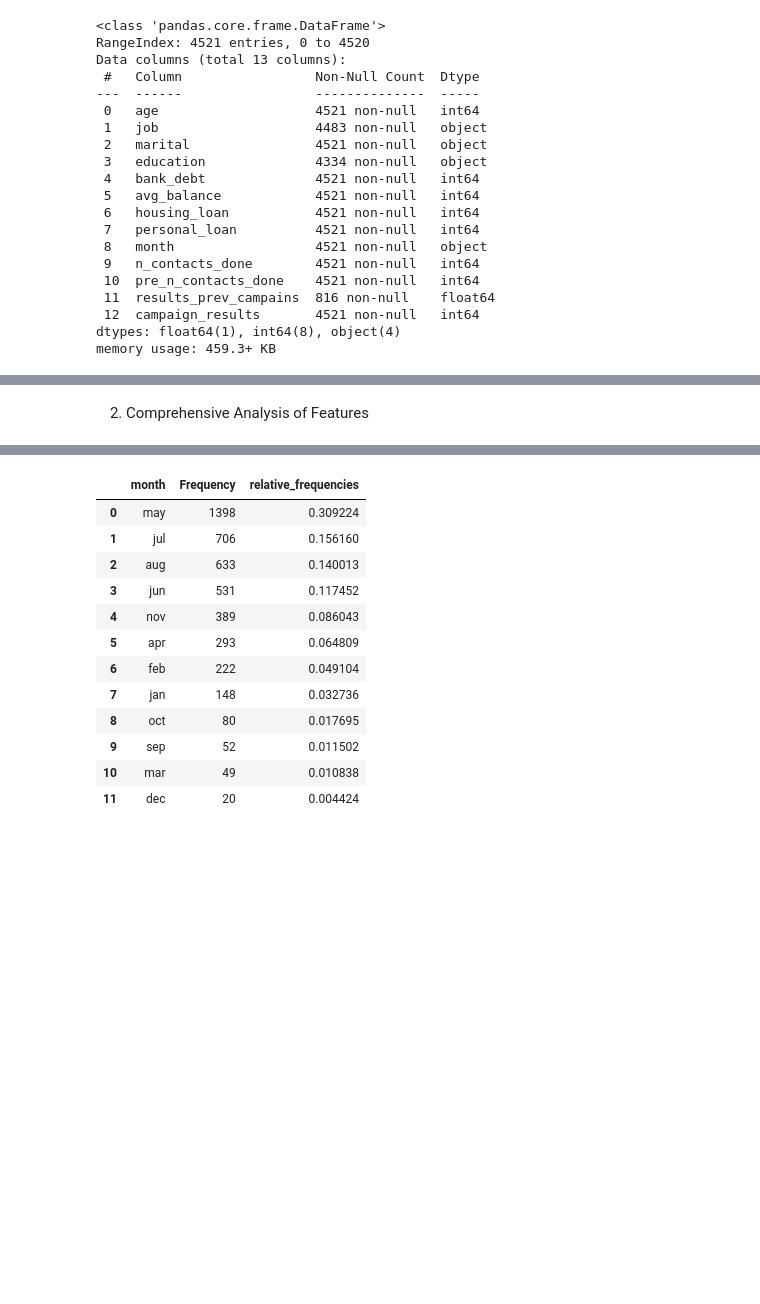
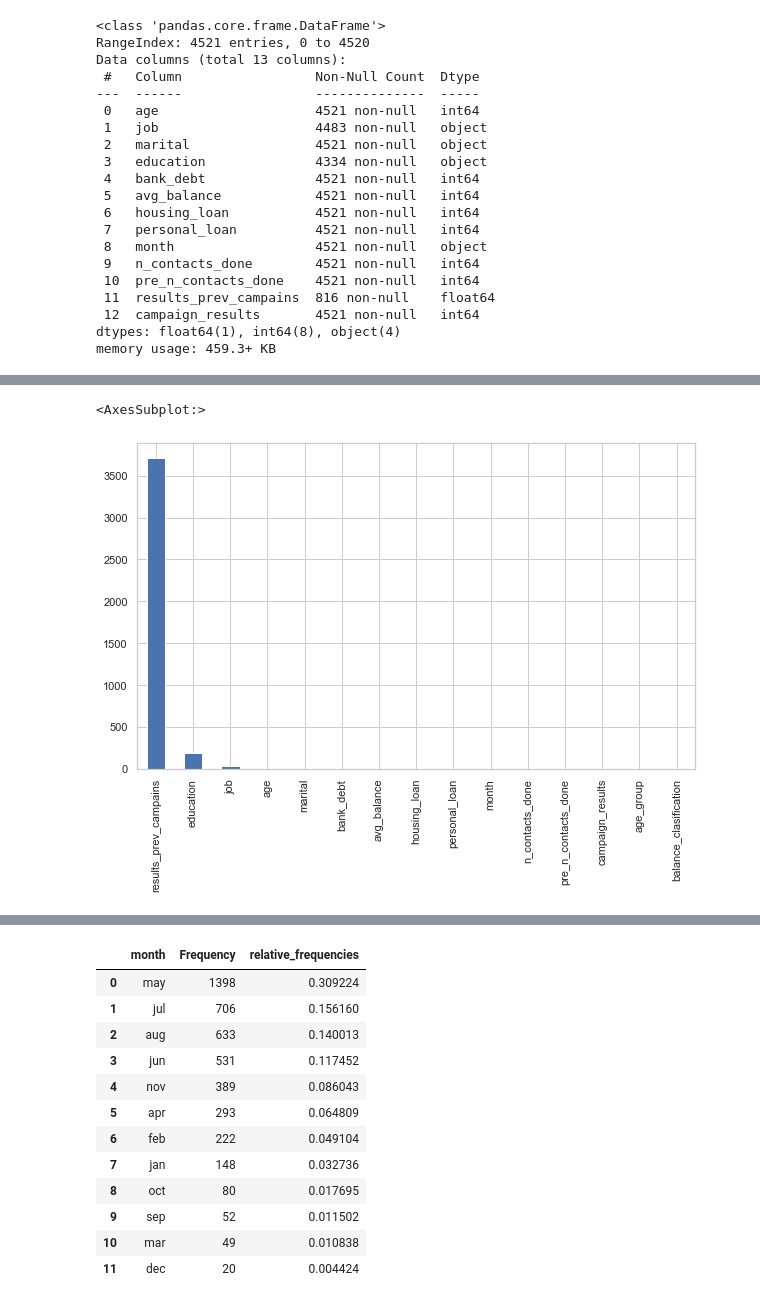
Before and after one commit to EduardoJMatosRomero/StatTechsCA1, a Jupyter notebook: Hdip_Eduardo_Julian_Matos_Romero_2023.ipynb, the cells around one changed output, grey strips where cells are left out. Cells and saved outputs as stored; diff of their text form; code cells hidden in the pictures; blank space fills up the shorter version.

```diff
--- a/Hdip_Eduardo_Julian_Matos_Romero_2023.ipynb
+++ b/Hdip_Eduardo_Julian_Matos_Romero_2023.ipynb
@@ -362,8 +362,11 @@ df2.tail(10)
 | 4518 | 57 | technician | married | secondary | 0 | 295 | 0 | 0 | aug | ... |
 | 4519 | 28 | blue-collar | married | secondary | 0 | 1137 | 0 | 0 | feb | ... |
 | 4520 | 44 | entrepreneur | single | tertiary | 0 | 1136 | 1 | 1 | apr | ... |
-# %% [markdown]
-2. Comprehensive Analysis of Features
+# %%
+df2.isnull().sum().nlargest(20).plot(kind='bar', figsize=(10, 6))
+# %% [output]
+<AxesSubplot:>
+[figure, added]
 # %%
 df2.describe()
 # %% [output]
```
Also changed, not shown: parts of 12 cells of this notebook.
